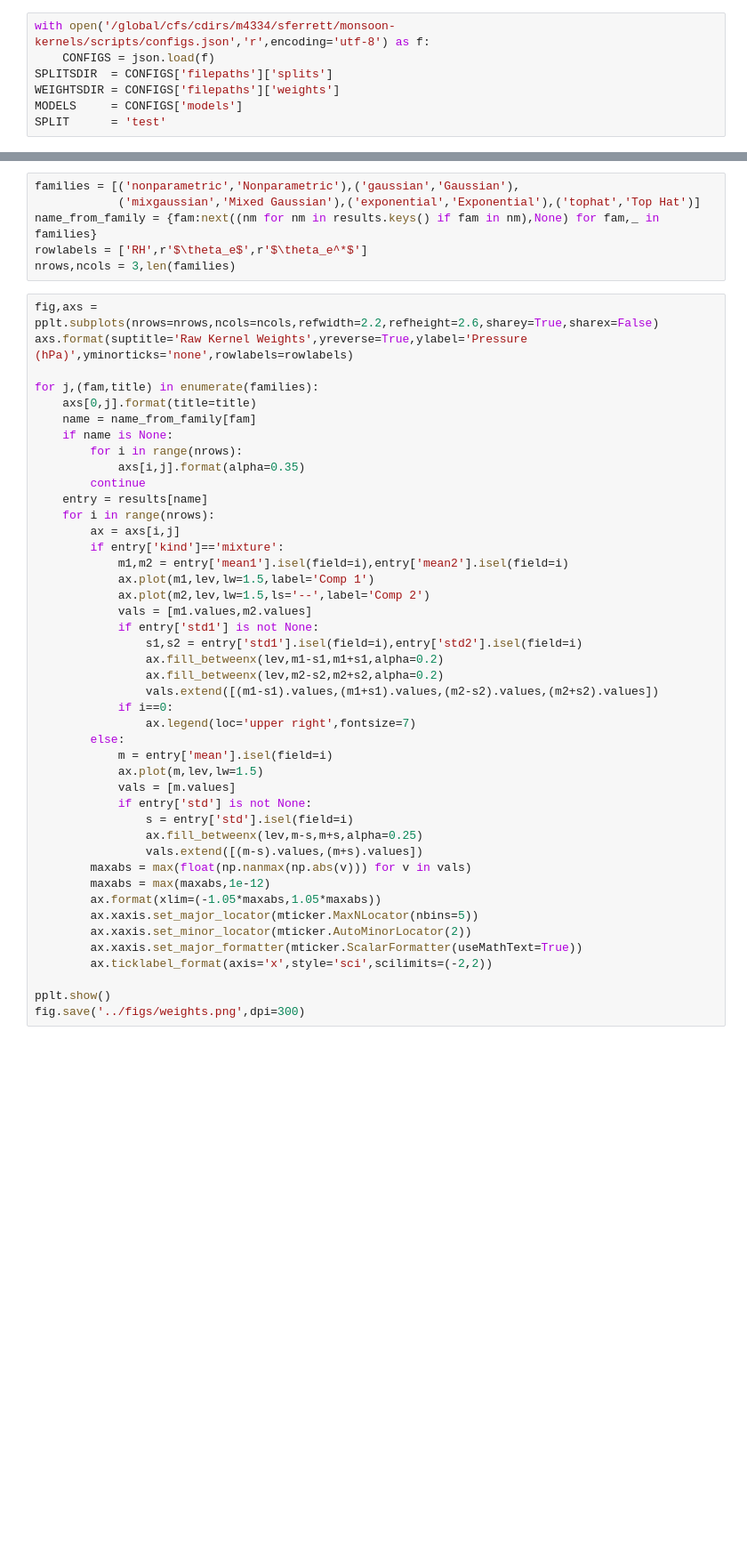
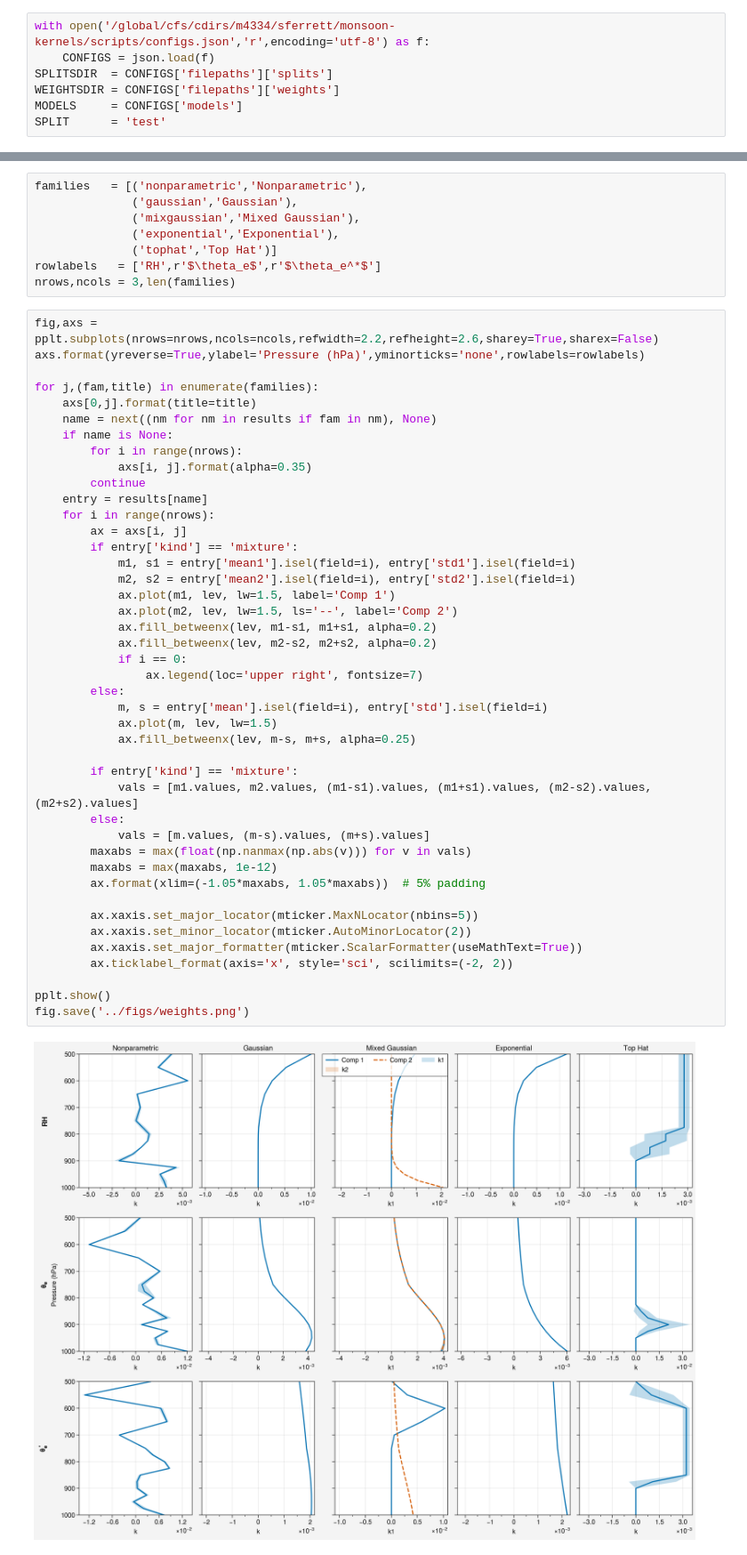
Before and after one commit to savannahferretti/monsoon-kernels, a Jupyter notebook: notebooks/weights.ipynb, the cells around one changed output, grey strips where cells are left out. Shown at 89% size. Cells and saved outputs as stored; diff of their text form; blank space fills up the shorter version.

Commit message:
Weights plotted

```diff
--- a/notebooks/weights.ipynb
+++ b/notebooks/weights.ipynb
@@ -53,50 +46,53 @@ print(f'Found {len(results)} kernel models with saved weights')
 # %%
-families = [('nonparametric','Nonparametric'),('gaussian','Gaussian'),
-            ('mixgaussian','Mixed Gaussian'),('exponential','Exponential'),('tophat','Top Hat')]
-name_from_family = {fam:next((nm for nm in results.keys() if fam in nm),None) for fam,_ in families}
-rowlabels = ['RH',r'$\theta_e$',r'$\theta_e^*$']
+families   = [('nonparametric','Nonparametric'),
+              ('gaussian','Gaussian'),
+              ('mixgaussian','Mixed Gaussian'),
+              ('exponential','Exponential'),
+              ('tophat','Top Hat')]
+rowlabels   = ['RH',r'$\theta_e$',r'$\theta_e^*$']
 nrows,ncols = 3,len(families)
 # %%
 fig,axs = pplt.subplots(nrows=nrows,ncols=ncols,refwidth=2.2,refheight=2.6,sharey=True,sharex=False)
-axs.format(suptitle='Raw Kernel Weights',yreverse=True,ylabel='Pressure (hPa)',yminorticks='none',rowlabels=rowlabels)
+axs.format(yreverse=True,ylabel='Pressure (hPa)',yminorticks='none',rowlabels=rowlabels)
 
 for j,(fam,title) in enumerate(families):
     axs[0,j].format(title=title)
-    name = name_from_family[fam]
+    name = next((nm for nm in results if fam in nm), None)
     if name is None:
         for i in range(nrows):
-            axs[i,j].format(alpha=0.35)
+            axs[i, j].format(alpha=0.35)
         continue
     entry = results[name]
     for i in range(nrows):
-        ax = axs[i,j]
-        if entry['kind']=='mixture':
-            m1,m2 = entry['mean1'].isel(field=i),entry['mean2'].isel(field=i)
-            ax.plot(m1,lev,lw=1.5,label='Comp 1')
-            ax.plot(m2,lev,lw=1.5,ls='--',label='Comp 2')
-            vals = [m1.values,m2.values]
-            if entry['std1'] is not None:
-                s1,s2 = entry['std1'].isel(field=i),entry['std2'].isel(field=i)
-                ax.fill_betweenx(lev,m1-s1,m1+s1,alpha=0.2)
-                ax.fill_betweenx(lev,m2-s2,m2+s2,alpha=0.2)
-                vals.extend([(m1-s1).values,(m1+s1).values,(m2-s2).values,(m2+s2).values])
-            if i==0:
-                ax.legend(loc='upper right',fontsize=7)
+        ax = axs[i, j]
+        if entry['kind'] == 'mixture':
+            m1, s1 = entry['mean1'].isel(field=i), entry['std1'].isel(field=i)
+            m2, s2 = entry['mean2'].isel(field=i), entry['std2'].isel(field=i)
+            ax.plot(m1, lev, lw=1.5, label='Comp 1')
+            ax.plot(m2, lev, lw=1.5, ls='--', label='Comp 2')
+            ax.fill_betweenx(lev, m1-s1, m1+s1, alpha=0.2)
+            ax.fill_betweenx(lev, m2-s2, m2+s2, alpha=0.2)
+            if i == 0:
+                ax.legend(loc='upper right', fontsize=7)
         else:
-            m = entry['mean'].isel(field=i)
-            ax.plot(m,lev,lw=1.5)
-            vals = [m.values]
-            if entry['std'] is not None:
-                s = entry['std'].isel(field=i)
-                ax.fill_betweenx(lev,m-s,m+s,alpha=0.25)
-                vals.extend([(m-s).values,(m+s).values])
+            m, s = entry['mean'].isel(field=i), entry['std'].isel(field=i)
+            ax.plot(m, lev, lw=1.5)
+            ax.fill_betweenx(lev, m-s, m+s, alpha=0.25)
+
+        if entry['kind'] == 'mixture':
+            vals = [m1.values, m2.values, (m1-s1).values, (m1+s1).values, (m2-s2).values, (m2+s2).values]
+        else:
+            vals = [m.values, (m-s).values, (m+s).values]
         maxabs = max(float(np.nanmax(np.abs(v))) for v in vals)
-        maxabs = max(maxabs,1e-12)
-        ax.format(xlim=(-1.05*maxabs,1.05*maxabs))
+        maxabs = max(maxabs, 1e-12)
+        ax.format(xlim=(-1.05*maxabs, 1.05*maxabs))  # 5% padding
+
         ax.xaxis.set_major_locator(mticker.MaxNLocator(nbins=5))
         ax.xaxis.set_minor_locator(mticker.AutoMinorLocator(2))
         ax.xaxis.set_major_formatter(mticker.ScalarFormatter(useMathText=True))
-        ax.ticklabel_format(axis='x',style='sci',scilimits=(-2,2))
+        ax.ticklabel_format(axis='x', style='sci', scilimits=(-2, 2))
 
 pplt.show()
-fig.save('../figs/weights.png',dpi=300)
+fig.save('../figs/weights.png')
+# %% [output]
+[figure, added]
```
Also changed, not shown: parts of 1 cell of this notebook, 4 other files.
